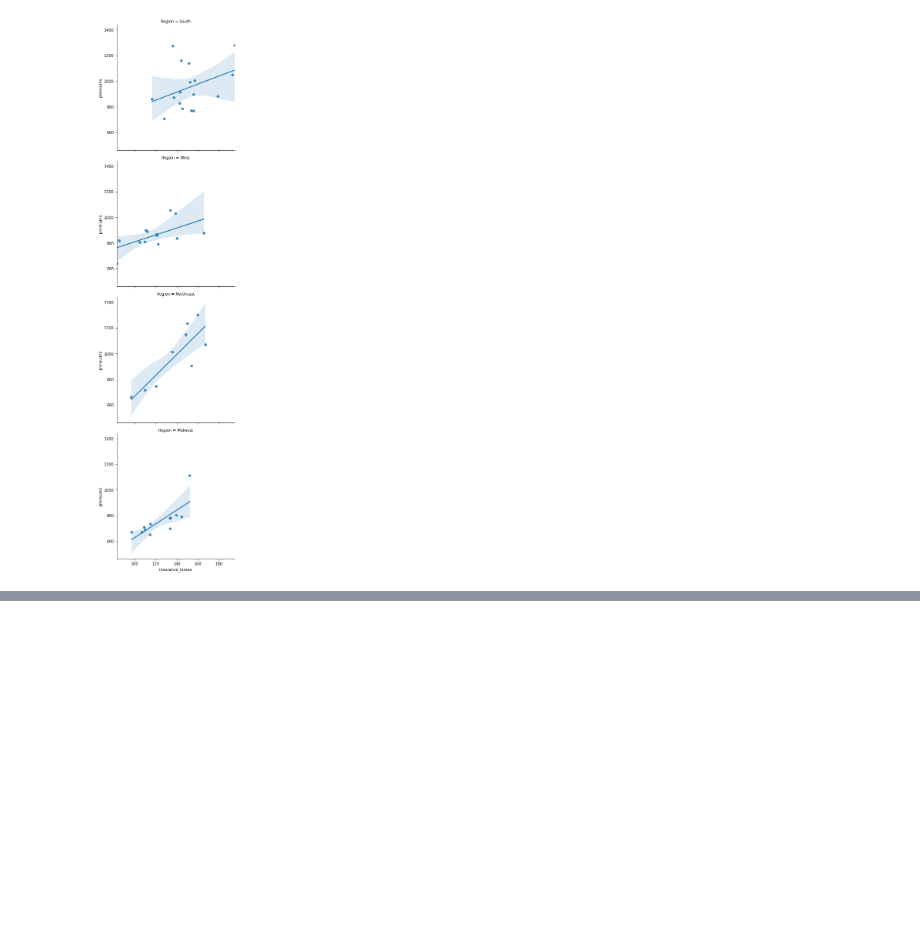
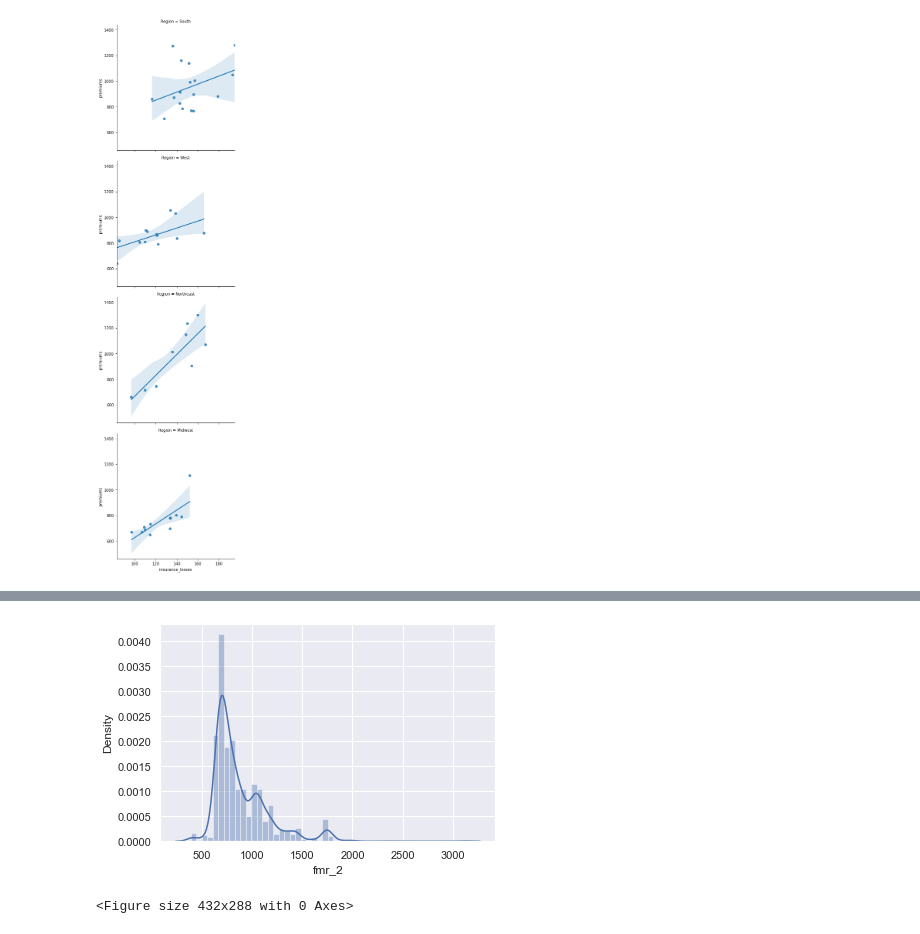
Before and after one commit to marcusandrev/DataCamp-Data-Scientist-with-Python-Career-Track, a Jupyter notebook: 12-Intermediate-Data-Visualization-with-Seaborn/InDVS-Chapter-1-2.ipynb, the cells around one changed output, grey strips where cells are left out. Cells and saved outputs as stored; diff of their text form; code cells hidden in the pictures; blank space fills up the shorter version.

```diff
--- a/12-Intermediate-Data-Visualization-with-Seaborn/InDVS-Chapter-1-2.ipynb
+++ b/12-Intermediate-Data-Visualization-with-Seaborn/InDVS-Chapter-1-2.ipynb
@@ -185,0 +241,8 @@ plt.show()
+# %%
+sns.distplot(df['fmr_2'])
+sns.set_style("dark")
+plt.show()
+plt.clf()
+# %% [output]
+[figure, added]
+<Figure size 432x288 with 0 Axes>
```
Also changed, not shown: parts of 24 cells of this notebook, 2 other files.
